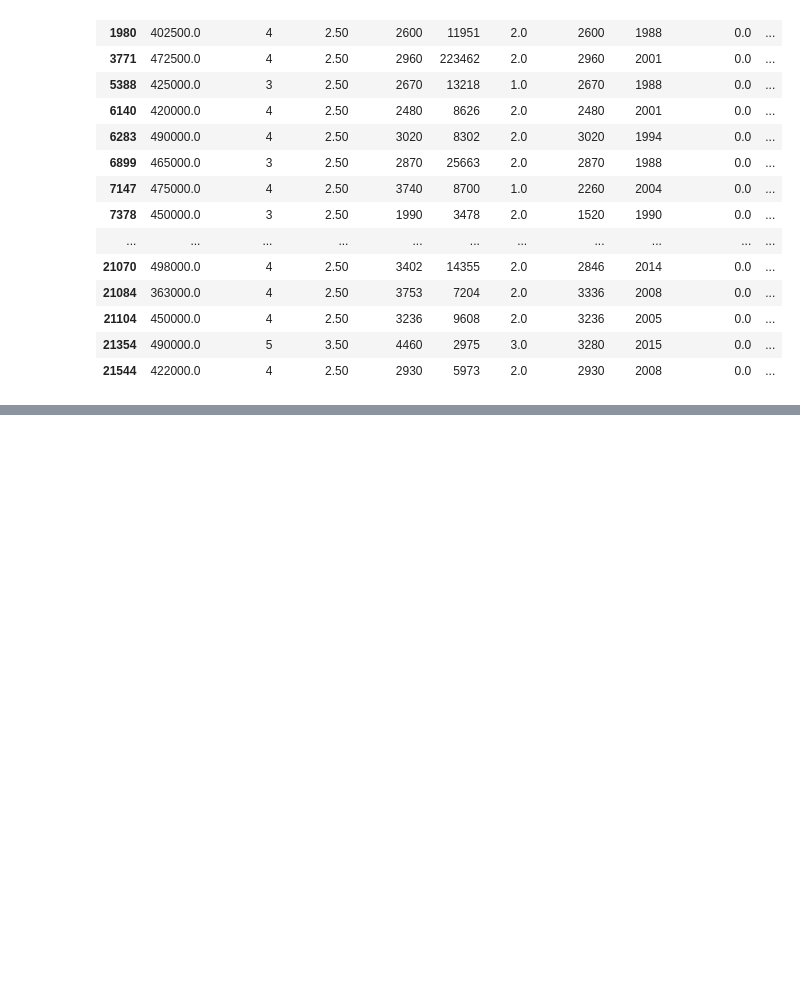
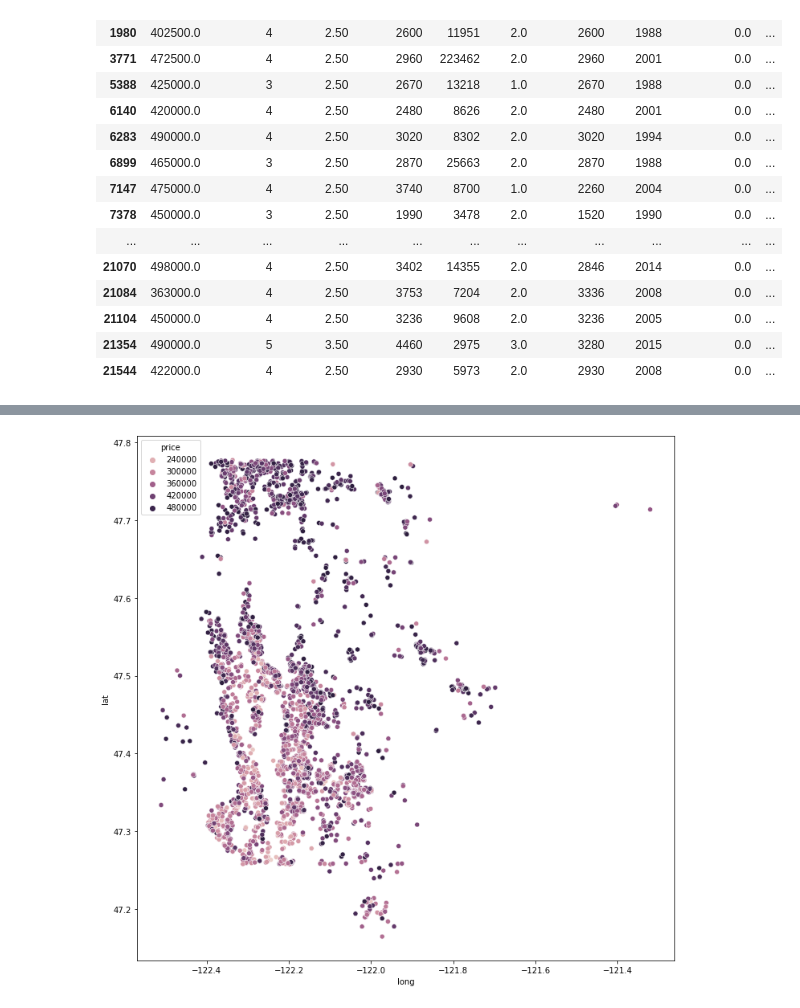
Before and after one commit to mattrubic/dsc-phase-2-project-v2-3, a Jupyter notebook: Test budget ranges.ipynb, the cells around one changed output, grey strips where cells are left out. Saved outputs shown, nothing was run; the diff lists cells and outputs as text; code cells hidden in the pictures; blank space fills up the shorter version.

```diff
--- a/Test budget ranges.ipynb
+++ b/Test budget ranges.ipynb
@@ -155,0 +217,9 @@ houses_under_500k.loc[houses_under_500k['grades'] >= 7]
+# %%
+fig, ax = plt.subplots(figsize=(12,12))
+
+sns.scatterplot(x='long',
+               y='lat',
+               data=houses_under_500k.loc[houses_under_500k['sqft_living'] > 2000],
+               hue='price');
+# %% [output]
+[figure, added]
```
Also changed, not shown: parts of 11 cells of this notebook.
